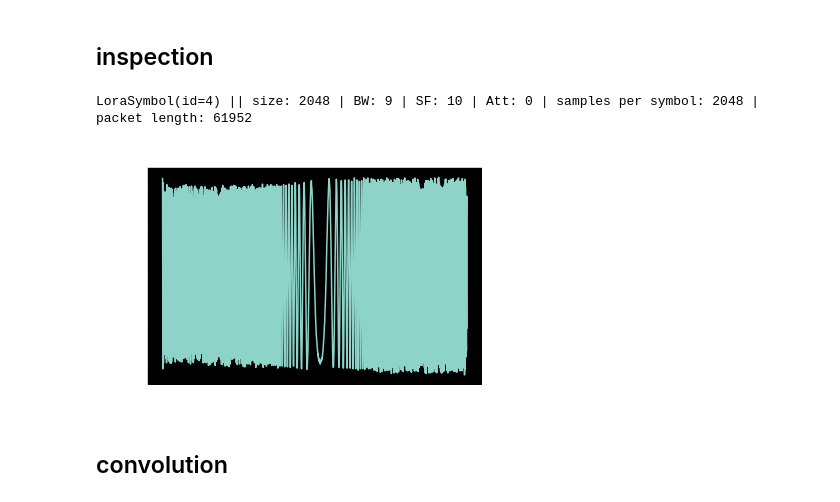
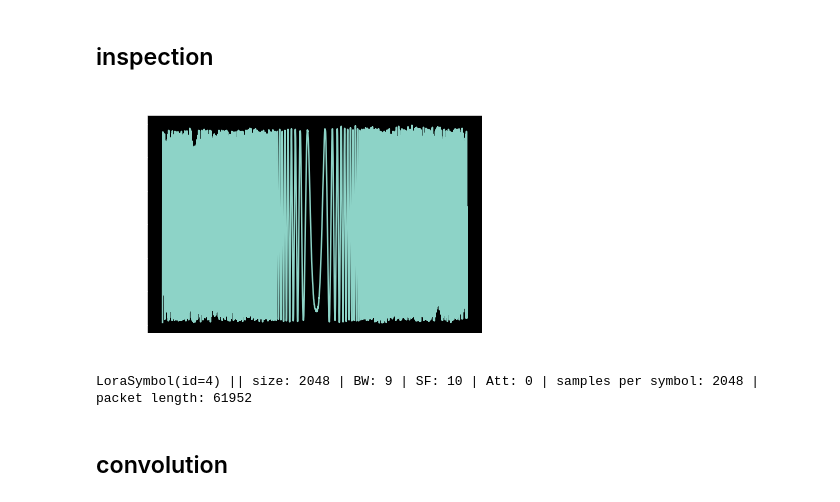
Before and after one commit to tjbergst/lorapy, a Jupyter notebook: data_processing_lorapy.ipynb, the cells around one changed output. Drawn from its saved outputs; the diff is of its cells as text; code cells hidden in the pictures.

```diff
--- a/data_processing_lorapy.ipynb
+++ b/data_processing_lorapy.ipynb
@@ -174,13 +176,11 @@ packet.plot_symbol(real=False)
 # %% [markdown]
 ## inspection
 # %%
-symbol = packet.symbols[4]
-symbol
+symbol = packet.random_symbol
+symbol.plot()
+display(symbol)
 # %% [output]
+[figure, added]
 LoraSymbol(id=4) || size: 2048 | BW: 9 | SF: 10 | Att: 0 | samples per symbol: 2048 | packet length: 61952
-# %%
-symbol.plot(real=False)
-# %% [output]
-[figure, removed]
 # %% [markdown]
 ## convolution
```
Also changed, not shown: parts of 23 cells of this notebook.
